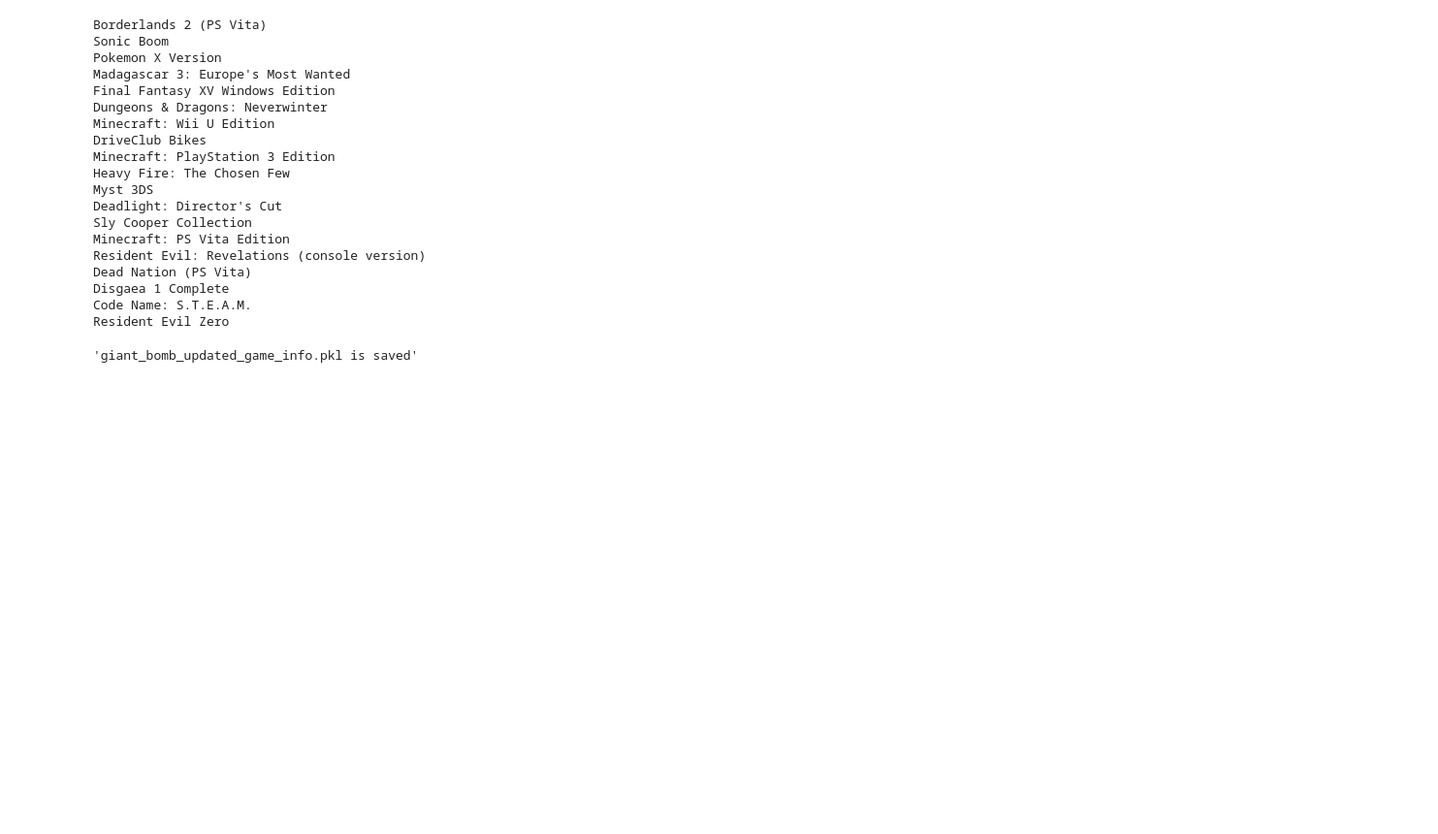
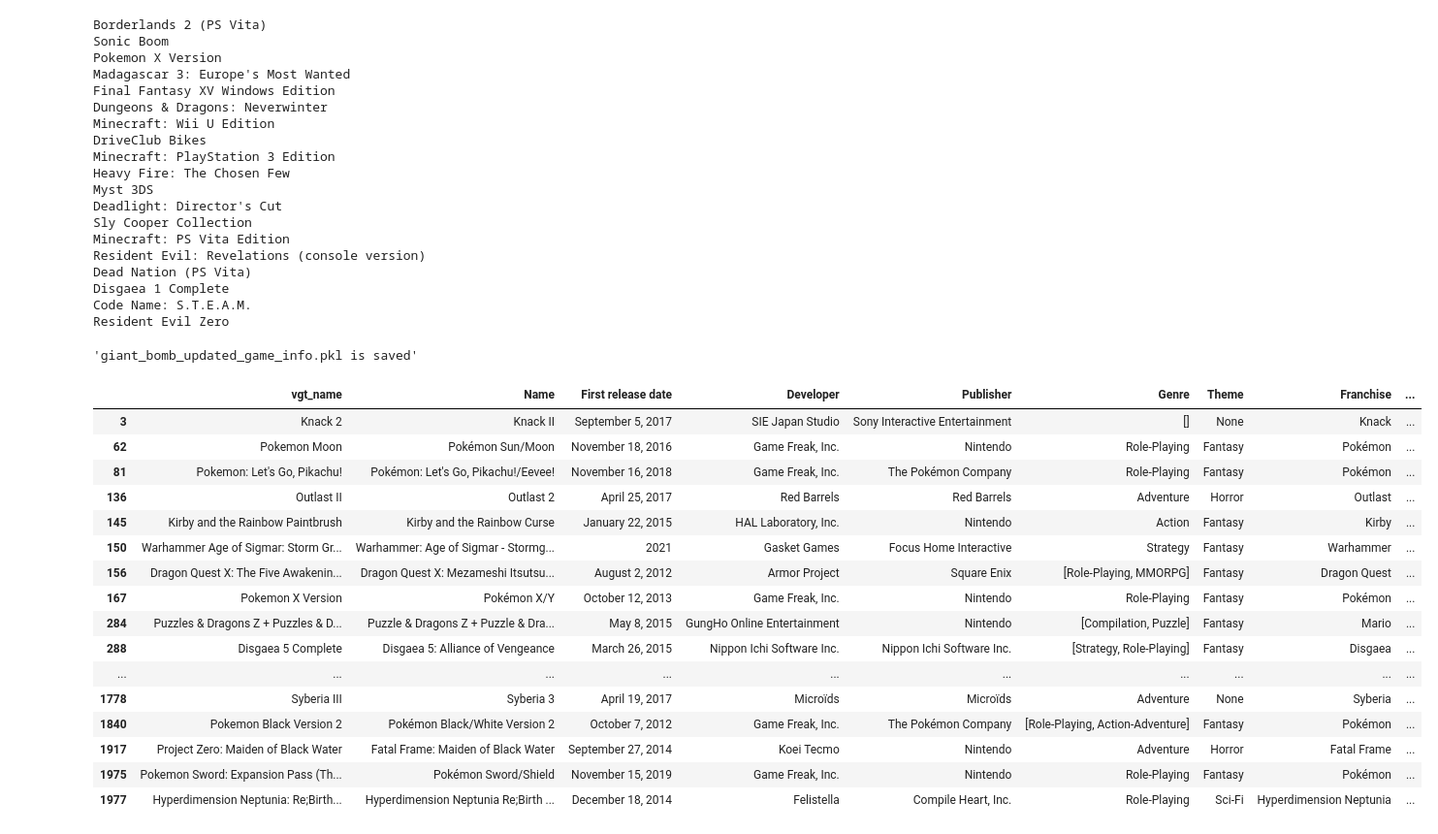
Before and after one commit to elenasm7/giantbomb_scraper, a Jupyter notebook: scrape_tester.ipynb, the cells around one changed output. Shown at 97% size. Cells and saved outputs as stored; diff of their text form; code cells hidden in the pictures; blank space fills up the shorter version.

```diff
--- a/scrape_tester.ipynb
+++ b/scrape_tester.ipynb
@@ -180,6 +180,11 @@ def get_fuzzy_match(row):
     name = row['vgt_name']
     name1 = row['Name']
     return fuzz.token_set_ratio(name, name1)
+
+def get_fuzzy_match_2(row):
+    name = row['clean_title']
+    name1 = row['Name']
+    return fuzz.token_set_ratio(name, name1)
 # %%
 df.index
 # %% [output]
@@ -386,6 +401,30 @@ Code Name: S.T.E.A.M.
 Resident Evil Zero
 'giant_bomb_updated_game_info.pkl is saved'
 # %%
+games_dict.update(hand_done_titles)
 df = pd.DataFrame.from_dict(games_dict, orient='index')
 df = df.reset_index().rename(columns={'index':'vgt_name'})
 df['fuzzy_ratio'] = df.apply(get_fuzzy_match, axis=1)
+# %%
+df['clean_title'] = df.vgt_name.apply(lambda title: title.split('(')[0])
+df['fuzzy_ratio_2'] = df.apply(get_fuzzy_match_2, axis=1)
+# %%
+df[df.fuzzy_ratio_2 < 90]
+# %% [output]
+|  | vgt_name | Name | First release date | Developer | Publisher | Genre | Theme | Franchise | ... |
+| 3 | Knack 2 | Knack II | September 5, 2017 | SIE Japan Studio | Sony Interactive Entertainment | [] | None | Knack | ... |
+| 62 | Pokemon Moon | Pokémon Sun/Moon | November 18, 2016 | Game Freak, Inc. | Nintendo | Role-Playing | Fantasy | Pokémon | ... |
+| 81 | Pokemon: Let's Go, Pikachu! | Pokémon: Let's Go, Pikachu!/Eevee! | November 16, 2018 | Game Freak, Inc. | The Pokémon Company | Role-Playing | Fantasy | Pokémon | ... |
+| 136 | Outlast II | Outlast 2 | April 25, 2017 | Red Barrels | Red Barrels | Adventure | Horror | Outlast | ... |
+| 145 | Kirby and the Rainbow Paintbrush | Kirby and the Rainbow Curse | January 22, 2015 | HAL Laboratory, Inc. | Nintendo | Action | Fantasy | Kirby | ... |
+| 150 | Warhammer Age of Sigmar: Storm Gr... | Warhammer: Age of Sigmar - Stormg... | 2021 | Gasket Games | Focus Home Interactive | Strategy | Fantasy | Warhammer | ... |
+| 156 | Dragon Quest X: The Five Awakenin... | Dragon Quest X: Mezameshi Itsutsu... | August 2, 2012 | Armor Project | Square Enix | [Role-Playing, MMORPG] | Fantasy | Dragon Quest | ... |
+| 167 | Pokemon X Version | Pokémon X/Y | October 12, 2013 | Game Freak, Inc. | Nintendo | Role-Playing | Fantasy | Pokémon | ... |
+| 284 | Puzzles & Dragons Z + Puzzles & D... | Puzzle & Dragons Z + Puzzle & Dra... | May 8, 2015 | GungHo Online Entertainment | Nintendo | [Compilation, Puzzle] | Fantasy | Mario | ... |
+| 288 | Disgaea 5 Complete | Disgaea 5: Alliance of Vengeance | March 26, 2015 | Nippon Ichi Software Inc. | Nippon Ichi Software Inc. | [Strategy, Role-Playing] | Fantasy | Disgaea | ... |
+| ... | ... | ... | ... | ... | ... | ... | ... | ... | ... |
+| 1778 | Syberia III | Syberia 3 | April 19, 2017 | Microïds | Microïds | Adventure | None | Syberia | ... |
+| 1840 | Pokemon Black Version 2 | Pokémon Black/White Version 2 | October 7, 2012 | Game Freak, Inc. | The Pokémon Company | [Role-Playing, Action-Adventure] | Fantasy | Pokémon | ... |
+| 1917 | Project Zero: Maiden of Black Water | Fatal Frame: Maiden of Black Water | September 27, 2014 | Koei Tecmo | Nintendo | Adventure | Horror | Fatal Frame | ... |
+| 1975 | Pokemon Sword: Expansion Pass (Th... | Pokémon Sword/Shield | November 15, 2019 | Game Freak, Inc. | Nintendo | Role-Playing | Fantasy | Pokémon | ... |
+| 1977 | Hyperdimension Neptunia: Re;Birth... | Hyperdimension Neptunia Re;Birth ... | December 18, 2014 | Felistella | Compile Heart, Inc. | Role-Playing | Sci-Fi | Hyperdimension Neptunia | ... |
```
Also changed, not shown: parts of 11 cells of this notebook, 1 other file.
